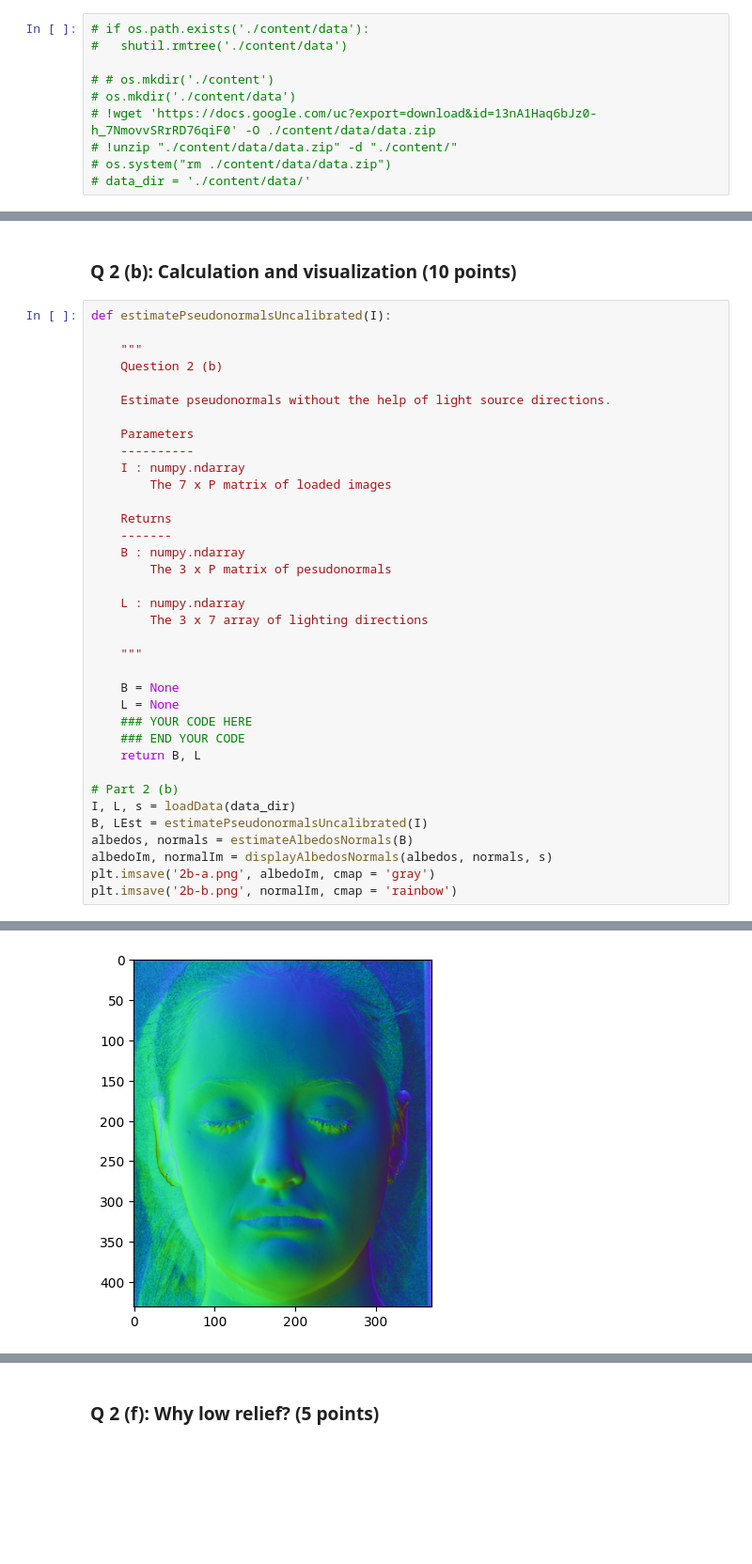
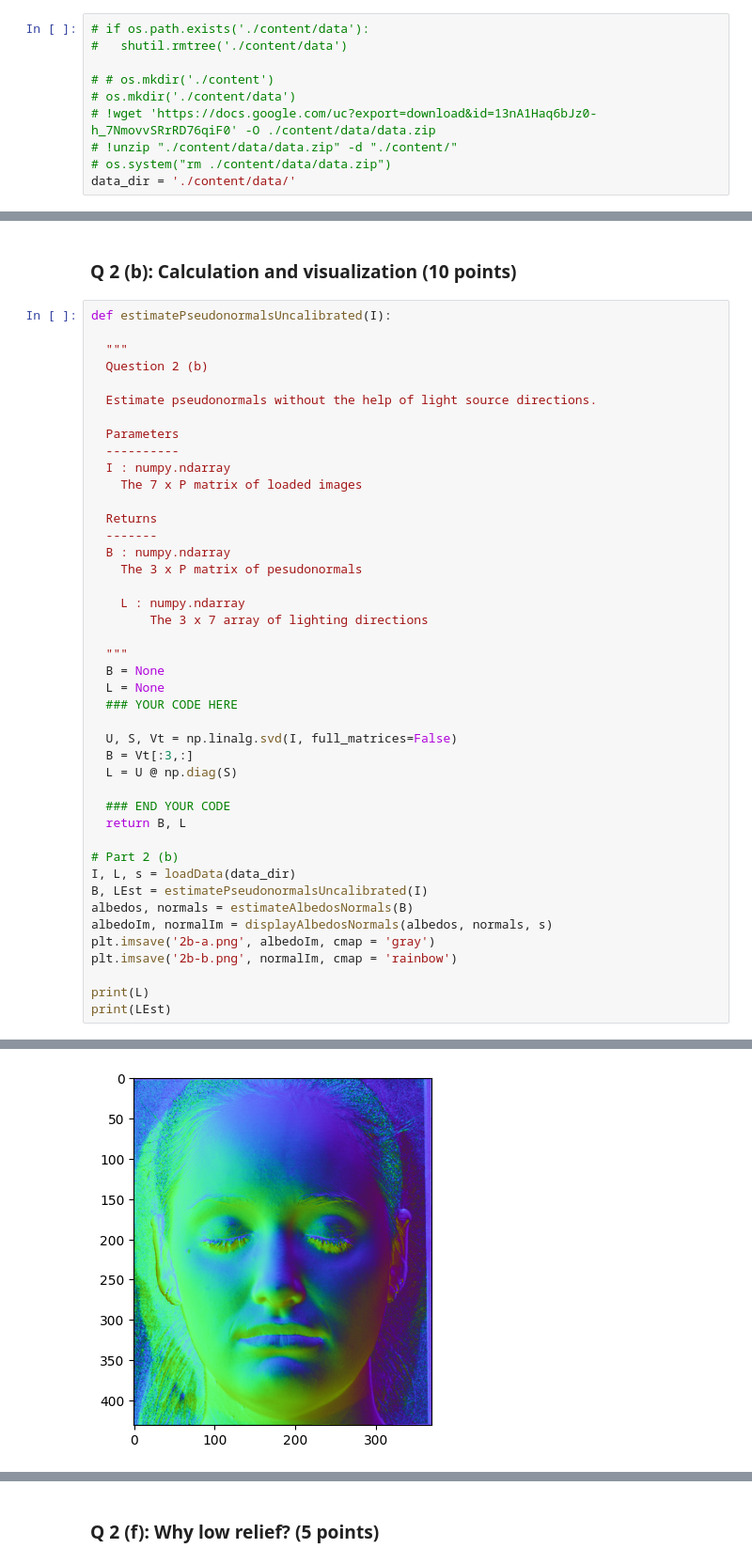
Before and after one commit to stevenwman/CV2024, a Jupyter notebook: HW/HW6/HW6_Public.ipynb, the cells around one changed output, grey strips where cells are left out. Shown at 94% size. Cells and saved outputs as stored; diff of their text form; blank space fills up the shorter version.

```diff
--- a/HW/HW6/HW6_Public.ipynb
+++ b/HW/HW6/HW6_Public.ipynb
@@ -37,4 +37,4 @@ Downloading the data
 # !wget 'https://docs.google.com/uc?export=download&id=13nA1Haq6bJz0-h_7NmovvSRrRD76qiF0' -O ./content/data/data.zip
 # !unzip "./content/data/data.zip" -d "./content/"
 # os.system("rm ./content/data/data.zip")
-# data_dir = './content/data/'
+data_dir = './content/data/'
@@ -580,31 +615,35 @@ YOUR ANSWER HERE...
 # %%
 def estimatePseudonormalsUncalibrated(I):
 
-	"""
-	Question 2 (b)
+  """
+  Question 2 (b)
 
-	Estimate pseudonormals without the help of light source directions.
+  Estimate pseudonormals without the help of light source directions.
 
-	Parameters
-	----------
-	I : numpy.ndarray
-		The 7 x P matrix of loaded images
+  Parameters
+  ----------
+  I : numpy.ndarray
+    The 7 x P matrix of loaded images
 
-	Returns
-	-------
-	B : numpy.ndarray
-		The 3 x P matrix of pesudonormals
+  Returns
+  -------
+  B : numpy.ndarray
+    The 3 x P matrix of pesudonormals
 
     L : numpy.ndarray
         The 3 x 7 array of lighting directions
 
-	"""
+  """
+  B = None
+  L = None
+  ### YOUR CODE HERE
 
-	B = None
-	L = None
-	### YOUR CODE HERE
-	### END YOUR CODE
-	return B, L
+  U, S, Vt = np.linalg.svd(I, full_matrices=False)
+  B = Vt[:3,:]
+  L = U @ np.diag(S)
+
+  ### END YOUR CODE
+  return B, L
 
 # Part 2 (b)
 I, L, s = loadData(data_dir)
@@ -613,4 +652,7 @@ albedos, normals = estimateAlbedosNormals(B)
 albedoIm, normalIm = displayAlbedosNormals(albedos, normals, s)
 plt.imsave('2b-a.png', albedoIm, cmap = 'gray')
 plt.imsave('2b-b.png', normalIm, cmap = 'rainbow')
+
+print(L)
+print(LEst)
 # %% [output]
@@ -618 +660 @@ plt.imsave('2b-b.png', normalIm, cmap = 'rainbow')
-[figure, old version]
+[figure, new version]
```
Also changed, not shown: parts of 22 cells of this notebook, 32 other files.
